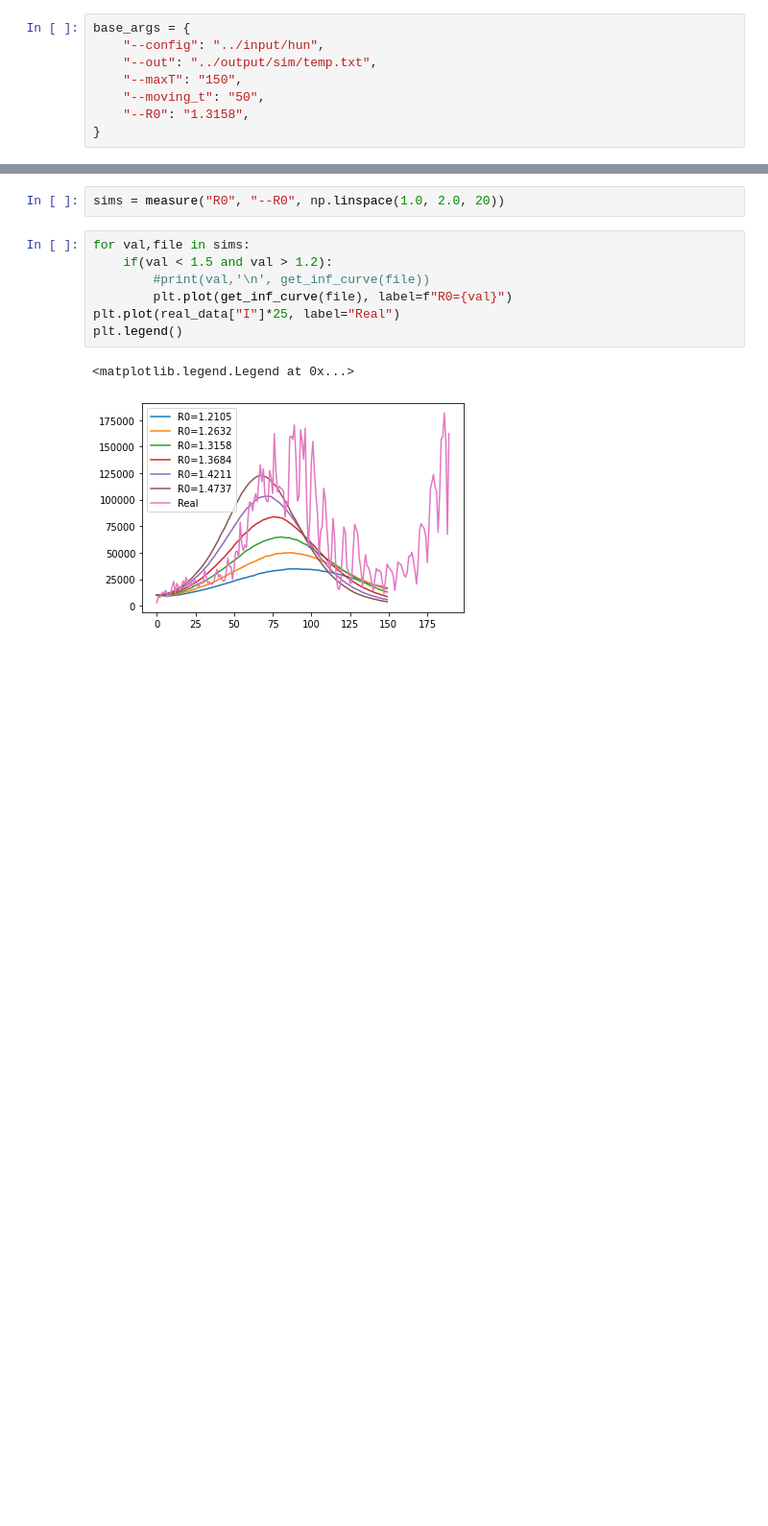
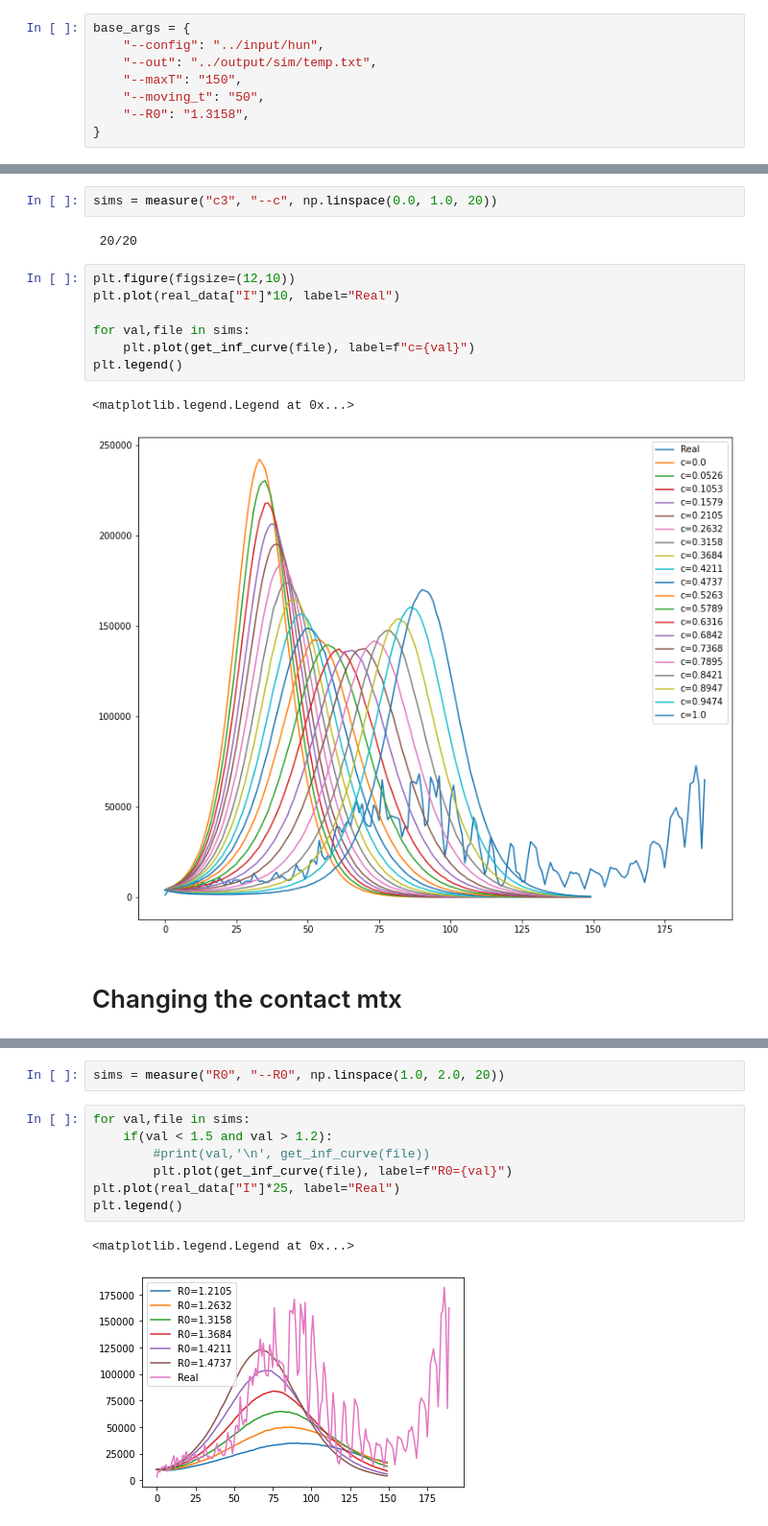
Before and after one commit to kolokcse/covid19-santiago, a Jupyter notebook: code/hun_codes/stats.ipynb, the cells around one changed output, grey strips where cells are left out. Shown at 96% size. Drawn from its saved outputs; the diff is of its cells as text; blank space fills up the shorter version.

```diff
--- a/code/hun_codes/stats.ipynb
+++ b/code/hun_codes/stats.ipynb
@@ -403,0 +486,16 @@ sims = measure("r2", "--r2", np.linspace(1.0, 1.4, 20))
+# %%
+sims = measure("c3", "--c", np.linspace(0.0, 1.0, 20))
+# %% [output]
+ 20/20
+# %%
+plt.figure(figsize=(12,10))
+plt.plot(real_data["I"]*10, label="Real")
+
+for val,file in sims:
+    plt.plot(get_inf_curve(file), label=f"c={val}")
+plt.legend()
+# %% [output]
+<matplotlib.legend.Legend at 0x...>
+[figure, added]
+# %% [markdown]
+# Changing the contact mtx
```
Also changed, not shown: parts of 22 cells of this notebook, 9 other files.
